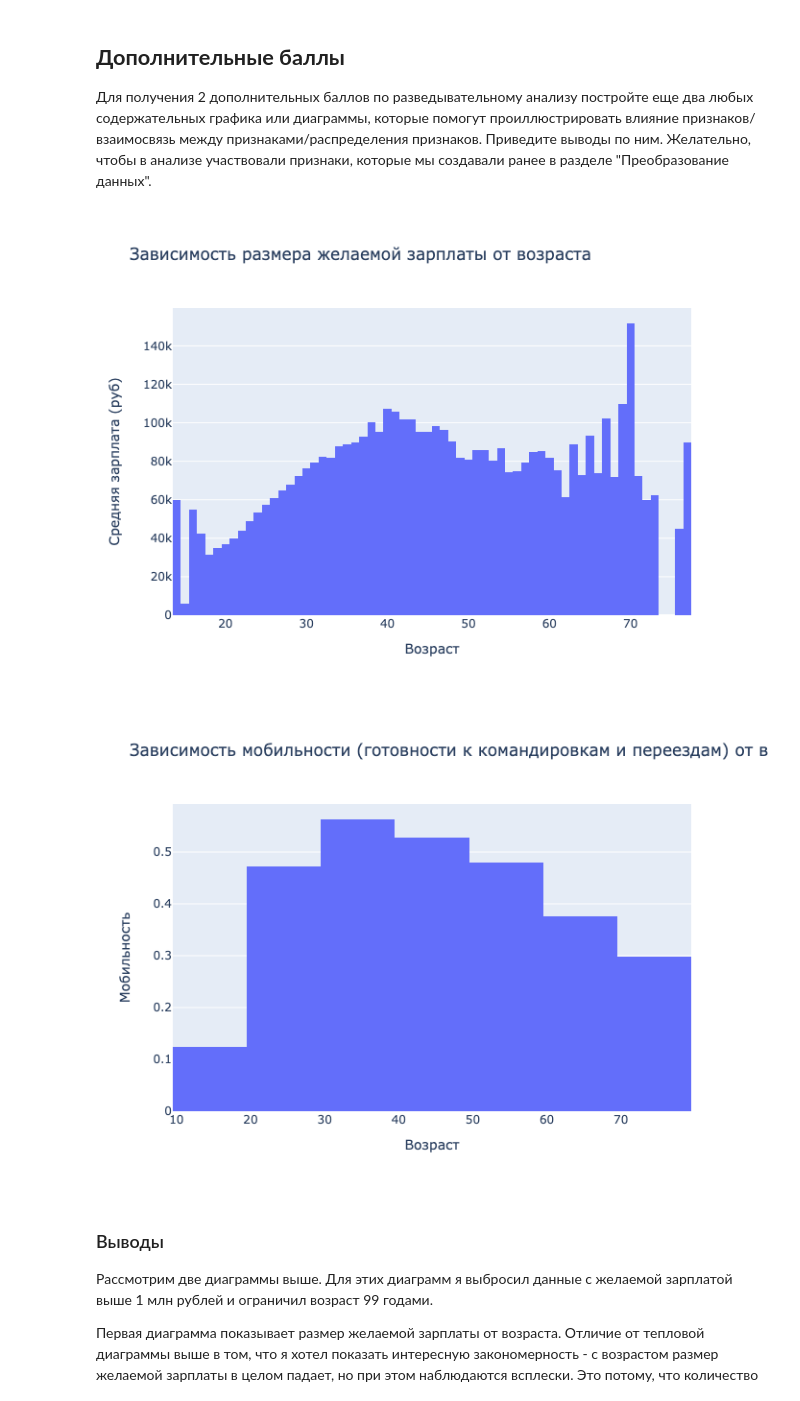
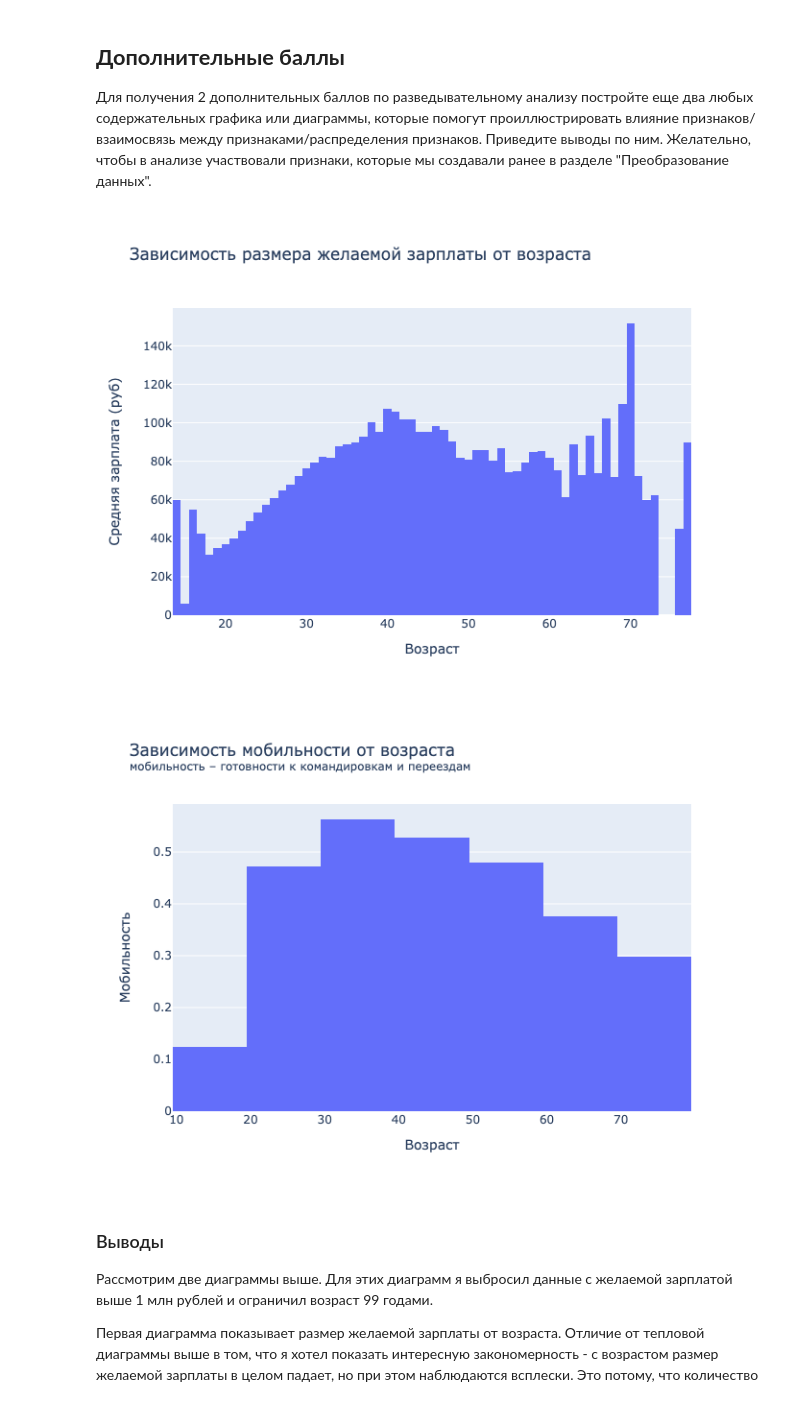
Before and after one commit to keloin/SF, a Jupyter notebook: project01/Project_1.ipynb, the cells around one changed output. Cells and saved outputs as stored; diff of their text form; code cells hidden in the pictures.

```diff
--- a/project01/Project_1.ipynb
+++ b/project01/Project_1.ipynb
@@ -780,20 +714,20 @@ fig.show()
 # %%
 plot_data = cleansed_data[ (cleansed_data['ЗП (руб)'] < 1_000_000) & ((cleansed_data['Возраст'] < 100)) ].copy()
 
 fig = px.histogram(plot_data, x='Возраст', y='ЗП (руб)', histfunc='avg', title='Зависимость размера желаемой зарплаты от возраста')
 fig.update_layout(yaxis_title="Средняя зарплата (руб)")
 fig.show()
 
 
 plot_data['Мобильность'] = .5*(plot_data['Готовность к командировкам'] + plot_data['Готовность к переезду'])
 mobility_data = plot_data.groupby('Возраст', as_index=False)['Мобильность'].mean()
 
-fig = px.histogram(mobility_data, x='Возраст', y='Мобильность', histfunc='avg', title='Зависимость мобильности (готовности к командировкам и переездам) от возраста')
+fig = px.histogram(mobility_data, x='Возраст', y='Мобильность', histfunc='avg', title='Зависимость мобильности от возраста<br><sup>мобильность – готовности к командировкам и переездам</sup>')
 fig.update_layout(yaxis_title="Мобильность")
 fig.show()
 # %% [output]
 [figure]
-[figure, old version]
+[figure, new version]
 # %% [markdown]
 ### Выводы
 
```
Also changed, not shown: parts of 10 cells of this notebook.
